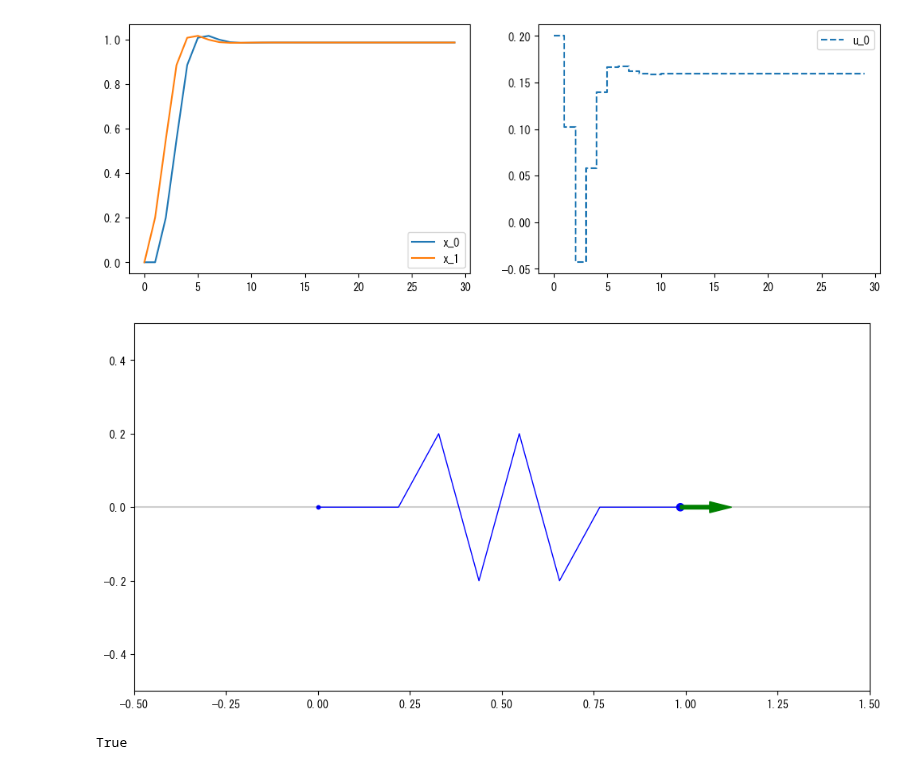
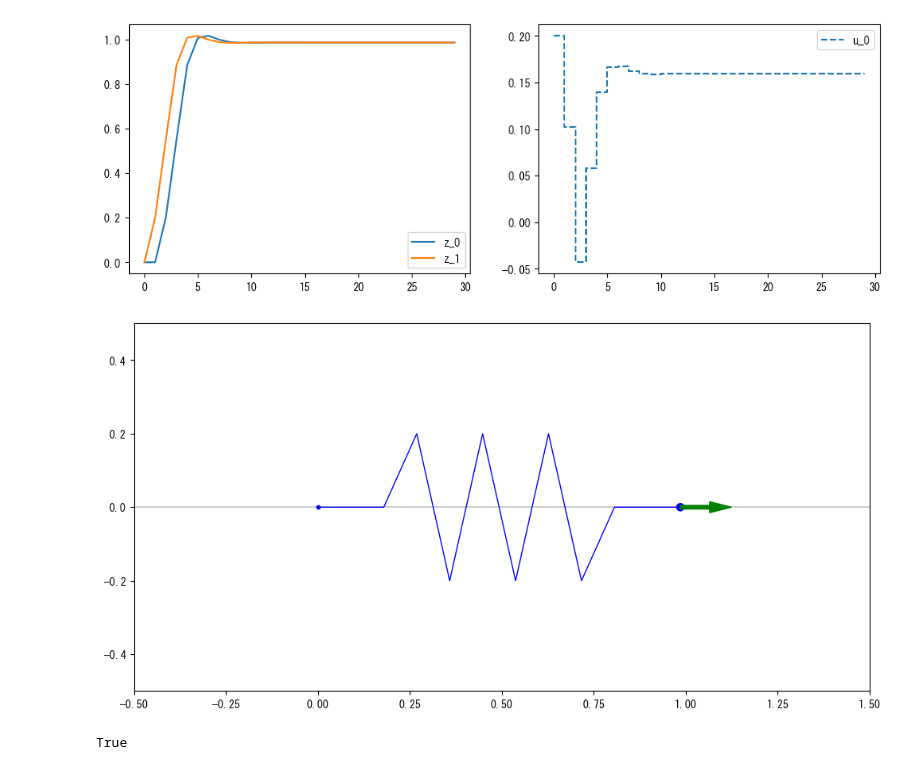
Before and after one commit to proxima-technology/casadi_mpc_nyuumon, a Jupyter notebook: src/chapter4.ipynb, the cells around one changed output. Saved outputs shown, nothing was run; the diff lists cells and outputs as text; code cells hidden in the pictures.

```diff
--- a/src/chapter4.ipynb
+++ b/src/chapter4.ipynb
@@ -105,3 +105,28 @@ def compute_optimal_control(S,x_init,x0):
     return u_opt, x0
 # %%
 S = make_nlp()
+# %%
+t_span = [0,30]
+t_eval = np.arange(*t_span,1)
+
+x_init = casadi.DM([1,1]) # 初期値
+
+F = make_F()
+
+X = [x_init]
+x_current = x_init
+for t in t_eval:
+    x_current = F(x=x_current,u=0)["x_next"]
+    X.append(x_current)
+
+X.pop()
+X = np.array(X).reshape(t_eval.size,nx)
+
+plt.figure(figsize=(12,4))
+
+plt.subplot(1,1,1)
+for k in range(nx):
+    plt.plot(t_eval,X[:,k],label=f"z_{k}")
+plt.legend()
+
+plt.show()
@@ -154,37 +181,39 @@ def update_figure(i):
     y_lim_min = -0.5
     y_lim_max = 0.5
     u_scale = 2
 
     ax.cla()
     ax.set_xlim(x_lim_min, x_lim_max)
     ax.set_ylim(y_lim_min, y_lim_max)
     ax.set_aspect("equal")
 
     z,_ = X[i]
     u, = U[i]
 
     points = np.array([
         [0,z],
         [0,0]
     ])
 
+    M = 11
+    lim = 0.2
     springs = np.array([
-        [0,z/9,2*z/9,3*z/9,4*z/9,5*z/9,6*z/9,7*z/9,8*z/9,z],
-        [0,0,0,0.2,-0.2,0.2,-0.2,0,0,0]
+        [0,z/M,2*z/M,3*z/M,4*z/M,5*z/M,6*z/M,7*z/M,8*z/M,9*z/M,10*z/M,z],
+        [0,0,0,lim,-lim,lim,-lim,lim,-lim,0,0,0]
     ])
 
     ax.hlines(0,x_lim_min,x_lim_max,colors="black",alpha=0.2)
     ax.scatter(*points,color="blue",s=10)
     ax.plot(*springs, color='blue', lw=1)
     ax.arrow(z,0,u/u_scale,0,width=0.01,head_width=0.03,head_length=0.06,length_includes_head=False,color="green",zorder=3)
 
     circle = patches.Circle(xy=(z,0), radius=0.01,color="blue")
     ax.add_patch(circle)
 
 ani = FuncAnimation(fig, update_figure, frames=frames)
-ani.save("images/chap3_damped oscillation.gif",writer="pillow",fps=fps)
+ani.save("images/chap4_damped oscillation.gif",writer="pillow",fps=fps)
 # %% [output]
-[figure, old version]
+[figure, new version]
 # %%
 # import glob
 # import natsort
```
Also changed, not shown: parts of 2 cells of this notebook, 2 other files.
